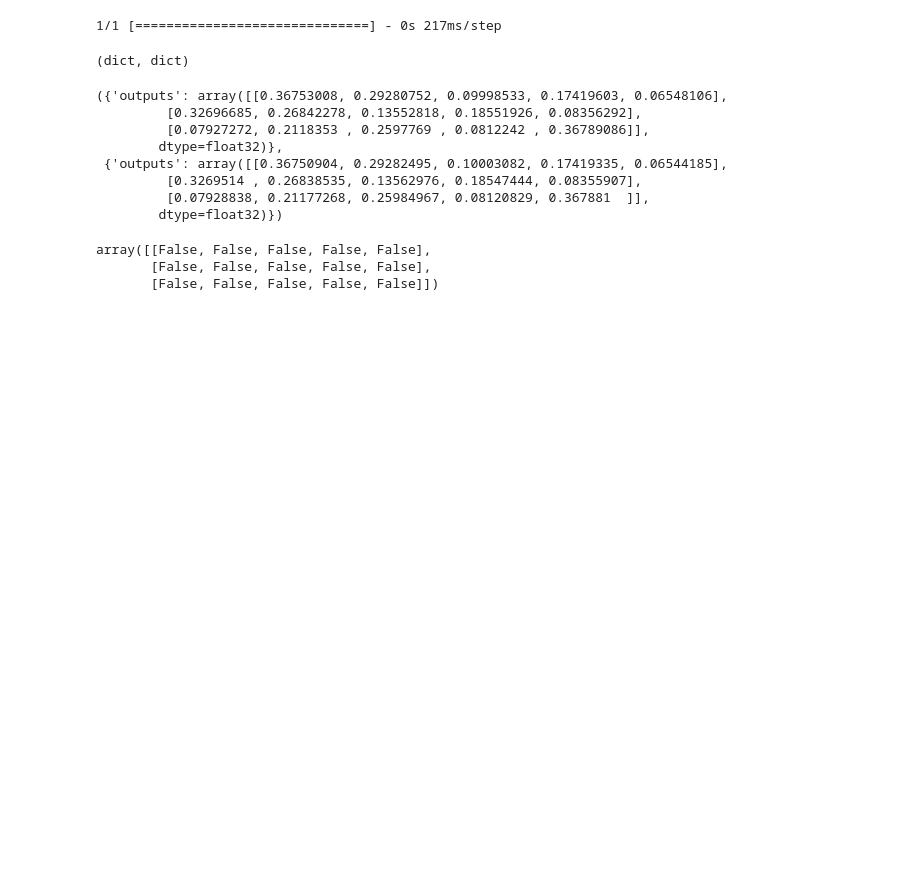
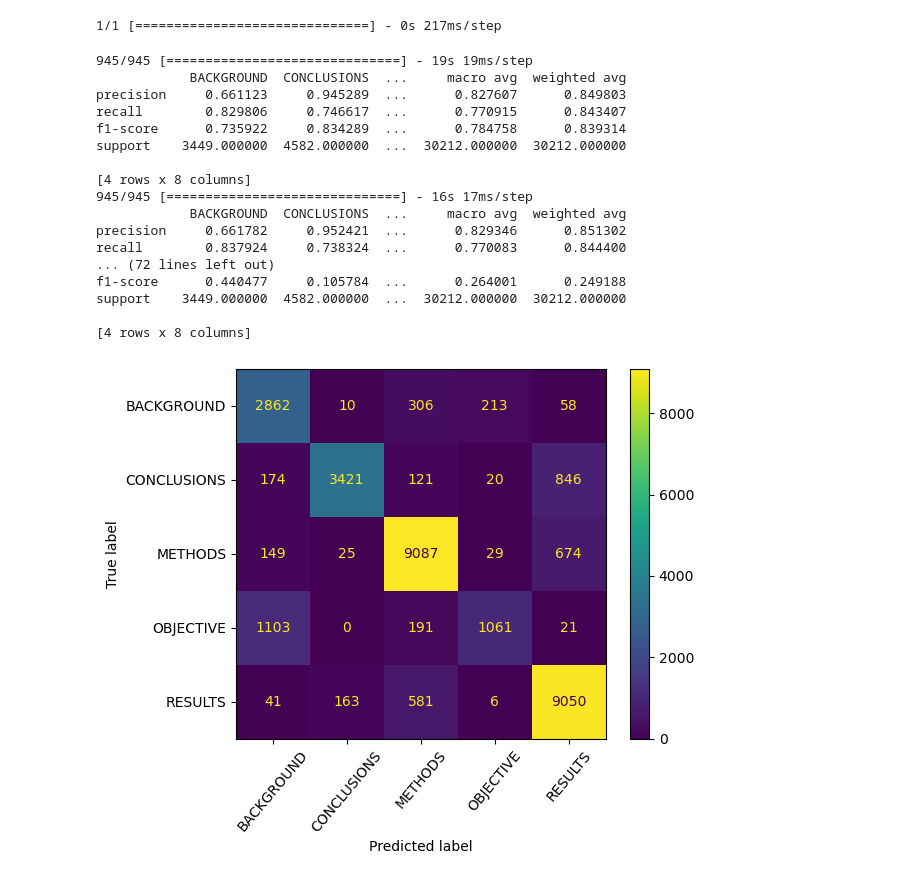
Before and after one commit to yehandineth/RCT-Structuring-model, a Jupyter notebook: experiment.ipynb, the cells around one changed output. Drawn from its saved outputs; the diff is of its cells as text; code cells hidden in the pictures; blank space fills up the shorter version.

Commit message:
retrained model

```diff
--- a/experiment.ipynb
+++ b/experiment.ipynb
@@ -10,4 +9,0 @@ from processing.preprocessing import Abstract
-# %%
-model = keras.models.load_model(
-        filepath=SERIALIZATION_DIR.joinpath(f'{NAME}.keras')
-        )
@@ -30,3 +10,6 @@ loaded = create_model(
 # %%
+loaded = create_model(name=NAME)
 loaded.load_weights(SERIALIZATION_DIR.joinpath(f'{NAME}.weights.h5'))
+loaded.optimizer = keras.optimizers.Adam(name='Adam')
+keras.mixed_precision.set_global_policy('mixed_float16')
 # %% [output]
@@ -70,21 +31,28 @@ import numpy as np
-# %%
-type(a), type(b)
-# %% [output]
-(dict, dict)
-# %%
-b,a
-# %% [output]
-({'outputs': array([[0.36753008, 0.29280752, 0.09998533, 0.17419603, 0.06548106],
-         [0.32696685, 0.26842278, 0.13552818, 0.18551926, 0.08356292],
-         [0.07927272, 0.2118353 , 0.2597769 , 0.0812242 , 0.36789086]],
-        dtype=float32)},
- {'outputs': array([[0.36750904, 0.29282495, 0.10003082, 0.17419335, 0.06544185],
-         [0.3269514 , 0.26838535, 0.13562976, 0.18547444, 0.08355907],
-         [0.07928838, 0.21177268, 0.25984967, 0.08120829, 0.367881  ]],
-        dtype=float32)})
-# %%
-np.isclose(a['outputs'],b['outputs'], atol=1e-7)
-# %% [output]
-array([[False, False, False, False, False],
-       [False, False, False, False, False],
-       [False, False, False, False, False]])
+# %%
+val_dataset = Dataset.create_validation_pipeline(DF)
+# %%
+emp = []
+for i in range(11):
+    loaded_preds = val_dataset.predict(model=loaded, transition_weight = 0.1*i, remove=False)
+    cm,df,mets = get_cm_and_final_results(loaded_preds, val_dataset.y)
+    print(df)
+    emp.append(mets)
+# %% [output]
+945/945 [==============================] - 19s 19ms/step
+            BACKGROUND  CONCLUSIONS  ...     macro avg  weighted avg
+precision     0.661123     0.945289  ...      0.827607      0.849803
+recall        0.829806     0.746617  ...      0.770915      0.843407
+f1-score      0.735922     0.834289  ...      0.784758      0.839314
+support    3449.000000  4582.000000  ...  30212.000000  30212.000000
+
+[4 rows x 8 columns]
+945/945 [==============================] - 16s 17ms/step
+            BACKGROUND  CONCLUSIONS  ...     macro avg  weighted avg
+precision     0.661782     0.952421  ...      0.829346      0.851302
+recall        0.837924     0.738324  ...      0.770083      0.844400
+... (72 lines left out)
+f1-score      0.440477     0.105784  ...      0.264001      0.249188
+support    3449.000000  4582.000000  ...  30212.000000  30212.000000
+
+[4 rows x 8 columns]
+[figure, added]
```
Also changed, not shown: parts of 26 cells of this notebook, 12 other files.
